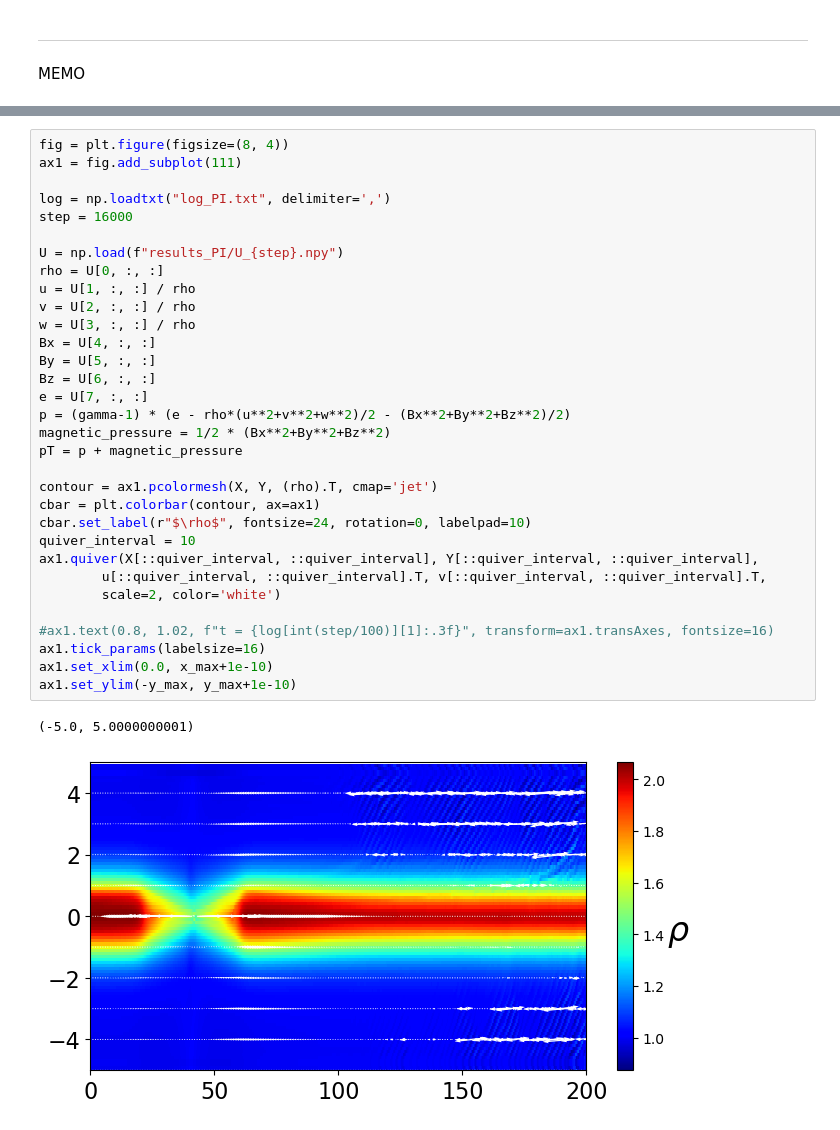
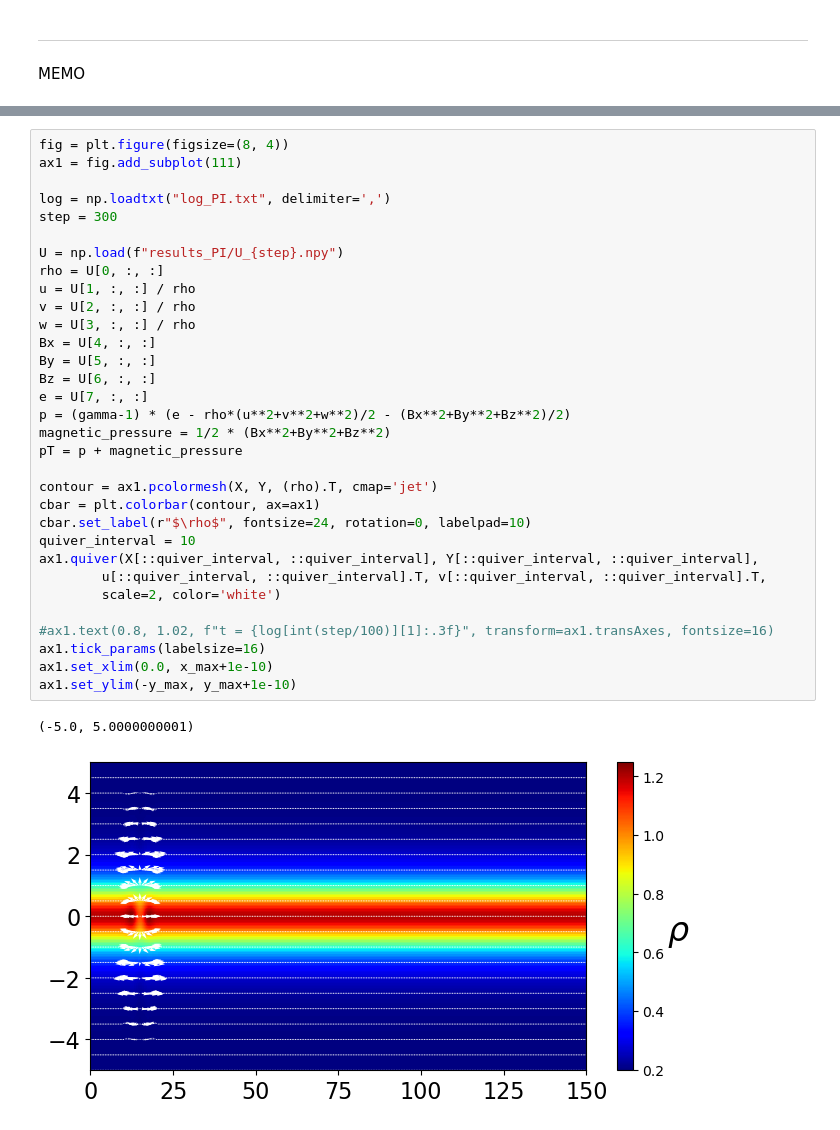
Before and after one commit to Keita-A/RadiativeMHD-simulation, a Jupyter notebook: MR.ipynb, the cells around one changed output, grey strips where cells are left out. Drawn from its saved outputs; the diff is of its cells as text.

```diff
--- a/MR.ipynb
+++ b/MR.ipynb
@@ -507,33 +508,33 @@ fig = plt.figure(figsize=(8, 4))
 ax1 = fig.add_subplot(111)
 
 log = np.loadtxt("log_PI.txt", delimiter=',')
-step = 16000
+step = 300
 
 U = np.load(f"results_PI/U_{step}.npy")
 rho = U[0, :, :]
 u = U[1, :, :] / rho
 v = U[2, :, :] / rho
 w = U[3, :, :] / rho
 Bx = U[4, :, :]
 By = U[5, :, :]
 Bz = U[6, :, :]
 e = U[7, :, :]
 p = (gamma-1) * (e - rho*(u**2+v**2+w**2)/2 - (Bx**2+By**2+Bz**2)/2)
 magnetic_pressure = 1/2 * (Bx**2+By**2+Bz**2)
 pT = p + magnetic_pressure
 
 contour = ax1.pcolormesh(X, Y, (rho).T, cmap='jet')
 cbar = plt.colorbar(contour, ax=ax1)
 cbar.set_label(r"$\rho$", fontsize=24, rotation=0, labelpad=10)
 quiver_interval = 10
 ax1.quiver(X[::quiver_interval, ::quiver_interval], Y[::quiver_interval, ::quiver_interval],
         u[::quiver_interval, ::quiver_interval].T, v[::quiver_interval, ::quiver_interval].T,
         scale=2, color='white')
 
 #ax1.text(0.8, 1.02, f"t = {log[int(step/100)][1]:.3f}", transform=ax1.transAxes, fontsize=16)
 ax1.tick_params(labelsize=16)
 ax1.set_xlim(0.0, x_max+1e-10)
 ax1.set_ylim(-y_max, y_max+1e-10)
 # %% [output]
 (-5.0, 5.0000000001)
-[figure, old version]
+[figure, new version]
```
Also changed, not shown: parts of 1 cell of this notebook.
